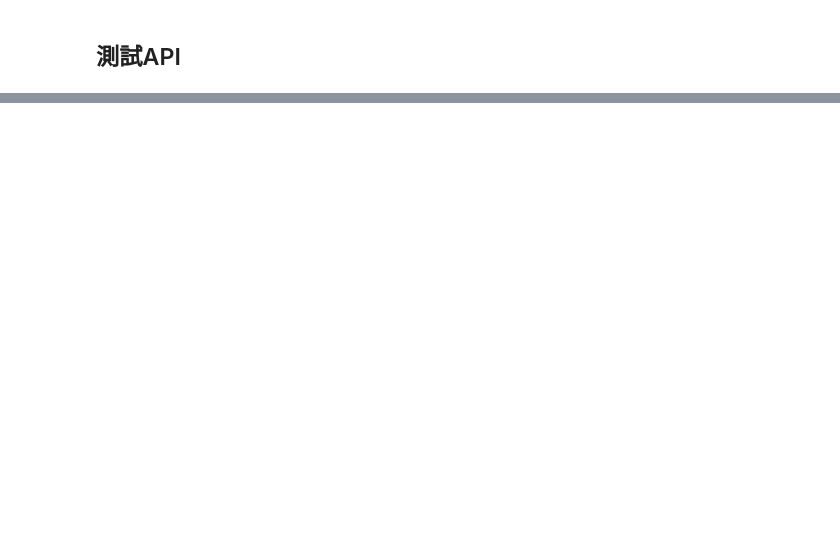
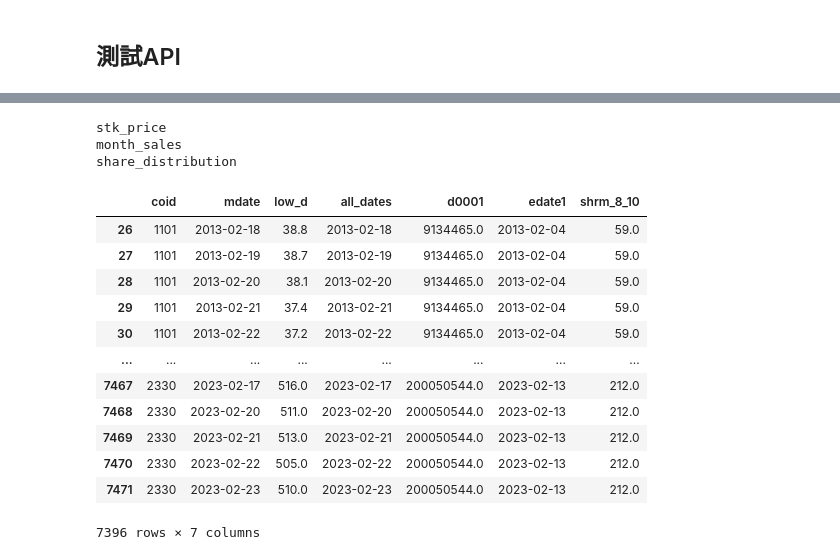
Before and after one commit to LEOHuang5555/TEJ-Tool-API, a Jupyter notebook: new_folder/test.ipynb, the cells around one changed output, grey strips where cells are left out. Drawn from its saved outputs; the diff is of its cells as text; code cells hidden in the pictures; blank space fills up the shorter version.

```diff
--- a/new_folder/test.ipynb
+++ b/new_folder/test.ipynb
@@ -94,0 +92,24 @@ all_tables.head(100)
+# %%
+stks = ['1101', '2882', '2330']
+cols = ['low_d', 'd0001','shrm_8_10']
+all_tables = get_history_data(ticker=stks, columns= cols, transfer_to_chinese=False)
+# %% [output]
+stk_price
+month_sales
+share_distribution
+# %%
+all_tables[~all_tables['all_dates'].isna()]
+# %% [output]
+|  | coid | mdate | low_d | all_dates | d0001 | edate1 | shrm_8_10 |
+| 26 | 1101 | 2013-02-18 | 38.8 | 2013-02-18 | 9134465.0 | 2013-02-04 | 59.0 |
+| 27 | 1101 | 2013-02-19 | 38.7 | 2013-02-19 | 9134465.0 | 2013-02-04 | 59.0 |
+| 28 | 1101 | 2013-02-20 | 38.1 | 2013-02-20 | 9134465.0 | 2013-02-04 | 59.0 |
+| 29 | 1101 | 2013-02-21 | 37.4 | 2013-02-21 | 9134465.0 | 2013-02-04 | 59.0 |
+| 30 | 1101 | 2013-02-22 | 37.2 | 2013-02-22 | 9134465.0 | 2013-02-04 | 59.0 |
+| ... | ... | ... | ... | ... | ... | ... | ... |
+| 7467 | 2330 | 2023-02-17 | 516.0 | 2023-02-17 | 200050544.0 | 2023-02-13 | 212.0 |
+| 7468 | 2330 | 2023-02-20 | 511.0 | 2023-02-20 | 200050544.0 | 2023-02-13 | 212.0 |
+| 7469 | 2330 | 2023-02-21 | 513.0 | 2023-02-21 | 200050544.0 | 2023-02-13 | 212.0 |
+| 7470 | 2330 | 2023-02-22 | 505.0 | 2023-02-22 | 200050544.0 | 2023-02-13 | 212.0 |
+| 7471 | 2330 | 2023-02-23 | 510.0 | 2023-02-23 | 200050544.0 | 2023-02-13 | 212.0 |
+7396 rows × 7 columns
```
Also changed, not shown: parts of 18 cells of this notebook, 6 other files.
